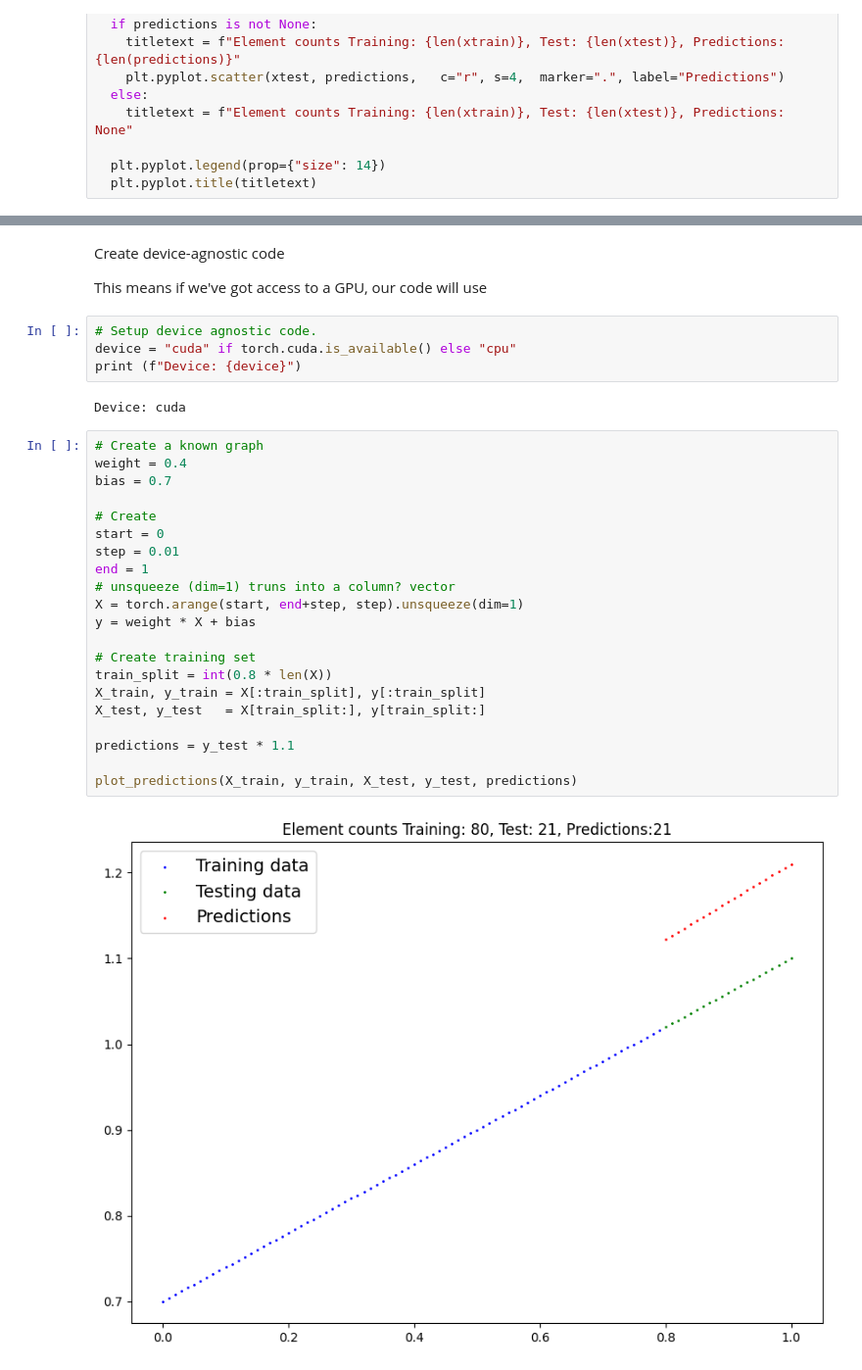
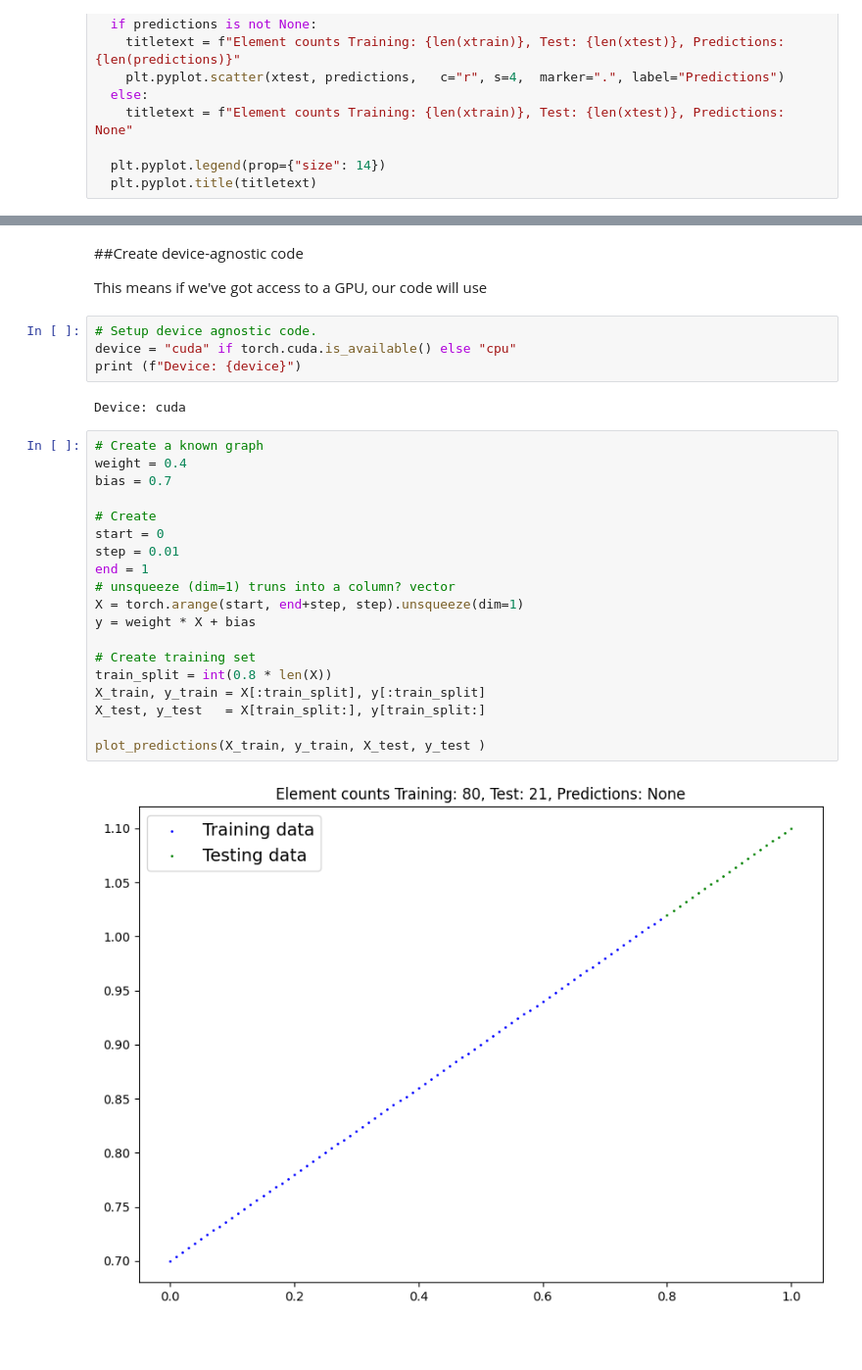
Before and after one commit to markiroberts/gogglecolab01, a Jupyter notebook: Untitled1.ipynb, the cells around one changed output, grey strips where cells are left out. Shown: that part at 98% size. Drawn from its saved outputs; the diff is of its cells as text; blank space fills up the shorter version.

```diff
--- a/Untitled1.ipynb
+++ b/Untitled1.ipynb
@@ -27,5 +36,5 @@ def plot_predictions(xtrain, ytrain, xtest, ytest, predictions=None):
 # %% [markdown]
-Create device-agnostic code
+##Create device-agnostic code
 
 This means if we've got access to a GPU, our code will use
 # %%
@@ -37,23 +46,21 @@ Device: cuda
 # %%
 # Create a known graph
 weight = 0.4
 bias = 0.7
 
 # Create
 start = 0
 step = 0.01
 end = 1
 # unsqueeze (dim=1) truns into a column? vector
 X = torch.arange(start, end+step, step).unsqueeze(dim=1)
 y = weight * X + bias
 
 # Create training set
 train_split = int(0.8 * len(X))
 X_train, y_train = X[:train_split], y[:train_split]
 X_test, y_test   = X[train_split:], y[train_split:]
 
-predictions = y_test * 1.1
-
-plot_predictions(X_train, y_train, X_test, y_test, predictions)
+plot_predictions(X_train, y_train, X_test, y_test )
 # %% [output]
-[figure, old version]
+[figure, new version]
```
Also changed, not shown: parts of 5 cells of this notebook.
